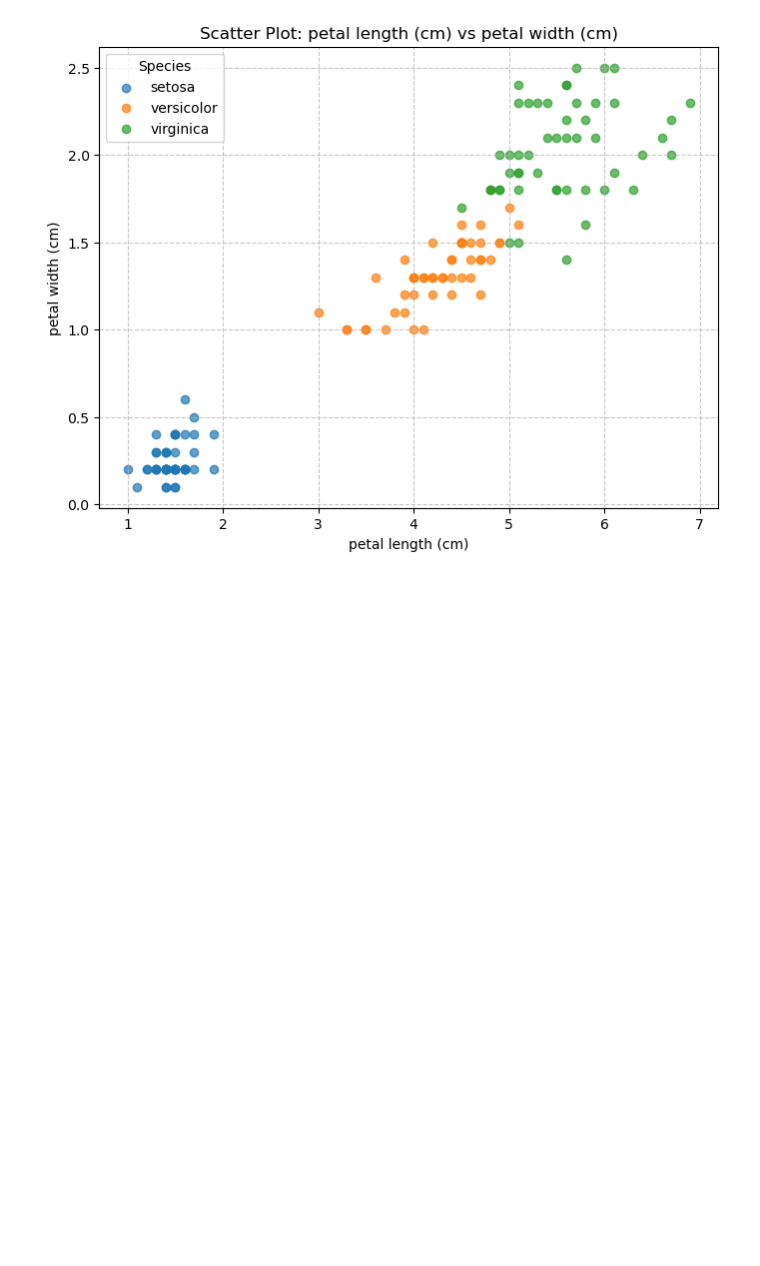
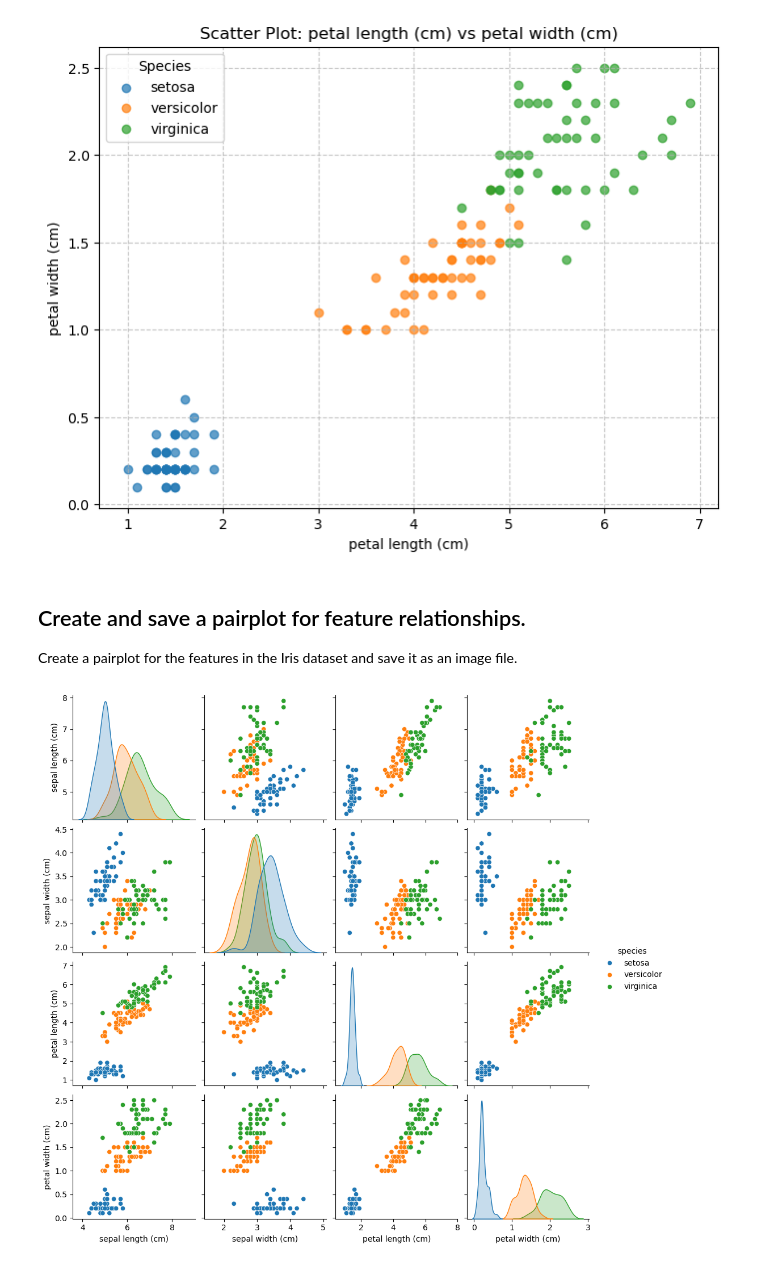
Before and after one commit to CGiardino/pands-project, a Jupyter notebook: analysis.ipynb, the cells around one changed output. Cells and saved outputs as stored; diff of their text form; code cells hidden in the pictures; blank space fills up the shorter version.

Commit message:
Perform additional analysis and enhance documentation. Added Seaborn analysis to perform: 1. correlation matrix (heatmap) 2. pairplot 3. boxplots

```diff
--- a/analysis.ipynb
+++ b/analysis.ipynb
@@ -135,3 +137,13 @@ for feature_x, feature_y in itertools.combinations(feature_names, 2):
 [figure]
 [figure]
 [figure]
+# %% [markdown]
+## Create and save a pairplot for feature relationships.
+Create a pairplot for the features in the Iris dataset and save it as an image file.
+# %%
+# Create a pairplot for feature relationships
+sns.pairplot(iris_df, hue='species', diag_kind='kde')
+plt.savefig('pairplot.png')
+plt.show()
+# %% [output]
+[figure, added]
```
Also changed, not shown: parts of 6 cells of this notebook, 8 other files.
